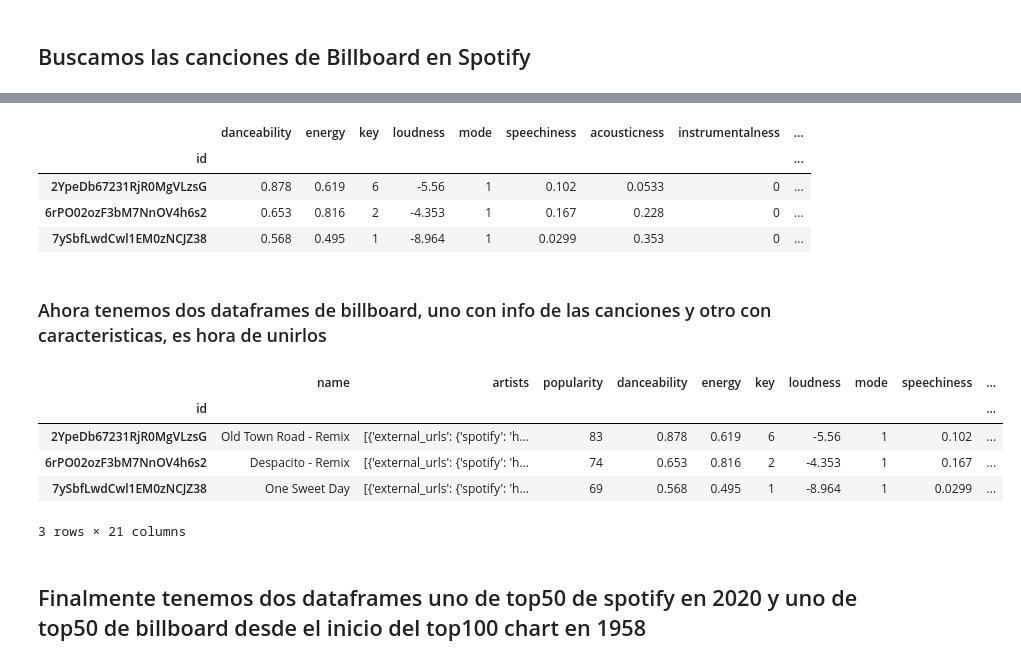
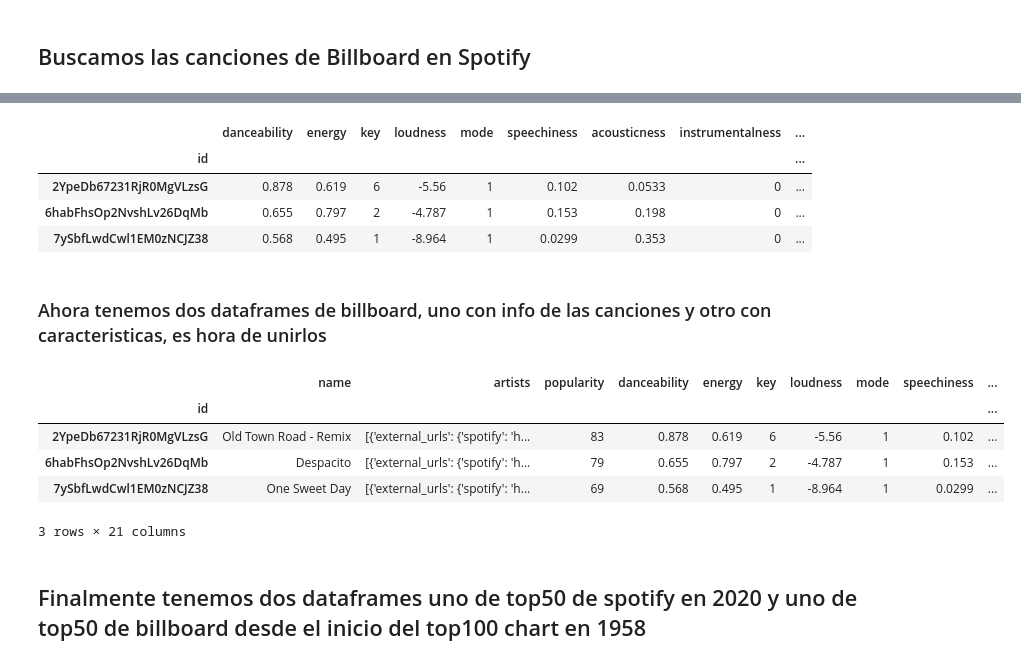
Before and after one commit to joseruga/Proyect-API-and-Web-Scraping, a Jupyter notebook: Code/Proyecto_scrapping_API_wrapper_codigo_explicado.ipynb, the cells around one changed output, grey strips where cells are left out. Saved outputs shown, nothing was run; the diff lists cells and outputs as text; code cells hidden in the pictures.

```diff
--- a/Proyecto scrapping_API.ipynb
+++ b/Code/Proyecto_scrapping_API_wrapper_codigo_explicado.ipynb
@@ -89,3 +97,12 @@ auth = {'authorization':f'Bearer {data["access_token"]}'}
+# %%
+#Autorizacion
+#Leemos las credenciales d un txt fuera del repo
+client_ID = open('../../spoti_client.txt','r').readline()
+client_secret = open('../../spoti_secret.txt','r').readline()
+#Creamos un objeto client credentials
+client_credentials_manager = SpotifyClientCredentials(client_id=client_ID, client_secret=client_secret)
+#Autorizamos nuestras consultas
+sp = spotipy.Spotify(client_credentials_manager=client_credentials_manager)
 # %% [markdown]
 ## Buscamos la lista de top 50 y extraemos las canciones y sus características
 # %%
@@ -183,10 +200,12 @@ spotify_songs_feat.head(3)
 #Definimos lista vacia donde tendremos nuestros DF
 df_list = []
 #Iteramos en los titulos de canciones en el df de Billboard
-for x in billboard_scrapped['title']:
-    endpoint = f"https://api.spotify.com/v1/search?q=track:{x}&type=track&limit=1"
-    busca = requests.get(endpoint, headers=auth)
+for i in billboard_scrapped['title'].index:
+    #Para cada elemento del chart de Billboard, buscamos con el wrapper spotipy que permite buscar por artista y cancion
+    #Usamos su metodo .search() para buscar por el titulo y la primera palabra del artista
+    #Esto nos asegura que no traemos una cancion del titulo correcto pero de otro artista
+    busca=sp.search(billboard_scrapped['title'][i]+' '+(billboard_scrapped['artist'][i].split(' ',)[0]))
     #Hacemos una lista de DF
-    df_list.append(pd.json_normalize(busca.json()['tracks']['items'][0]))
+    df_list.append(pd.json_normalize(busca['tracks']['items'][0]))
 #juntamos nuestro DF, seleccionamos solo columnas importantes, ponemos el ID como index
 billboard_songs = pd.concat(df_list).set_index('id')[['name', 'artists', 'popularity']]
@@ -207,23 +218,23 @@ billboard_features.head(3)
 |  | danceability | energy | key | loudness | mode | speechiness | acousticness | instrumentalness | ... |
 | id |  |  |  |  |  |  |  |  | ... |
 | 2YpeDb67231RjR0MgVLzsG | 0.878 | 0.619 | 6 | -5.56 | 1 | 0.102 | 0.0533 | 0 | ... |
-| 6rPO02ozF3bM7NnOV4h6s2 | 0.653 | 0.816 | 2 | -4.353 | 1 | 0.167 | 0.228 | 0 | ... |
+| 6habFhsOp2NvshLv26DqMb | 0.655 | 0.797 | 2 | -4.787 | 1 | 0.153 | 0.198 | 0 | ... |
 | 7ySbfLwdCwl1EM0zNCJZ38 | 0.568 | 0.495 | 1 | -8.964 | 1 | 0.0299 | 0.353 | 0 | ... |
 # %% [markdown]
 ### Ahora tenemos dos dataframes de billboard, uno con info de las canciones y otro con caracteristicas, es hora de unirlos
 # %%
 #Hago join de los DF de info de cancion y caracteristicas de cancion
 billboard_songs_feat = billboard_songs.join(billboard_features)
 #Agrego columna para identificar que es del top 50 d Billboard
-billboard_songs_feat['Type']='Billboard top'
+billboard_songs_feat['Chart_Type']='Billboard top'
 #Reviso
 billboard_songs_feat.head(3)
 #Listo para limpieza
 # %% [output]
 |  | name | artists | popularity | danceability | energy | key | loudness | mode | speechiness | ... |
 | id |  |  |  |  |  |  |  |  |  | ... |
 | 2YpeDb67231RjR0MgVLzsG | Old Town Road - Remix | [{'external_urls': {'spotify': 'h... | 83 | 0.878 | 0.619 | 6 | -5.56 | 1 | 0.102 | ... |
-| 6rPO02ozF3bM7NnOV4h6s2 | Despacito - Remix | [{'external_urls': {'spotify': 'h... | 74 | 0.653 | 0.816 | 2 | -4.353 | 1 | 0.167 | ... |
+| 6habFhsOp2NvshLv26DqMb | Despacito | [{'external_urls': {'spotify': 'h... | 79 | 0.655 | 0.797 | 2 | -4.787 | 1 | 0.153 | ... |
 | 7ySbfLwdCwl1EM0zNCJZ38 | One Sweet Day | [{'external_urls': {'spotify': 'h... | 69 | 0.568 | 0.495 | 1 | -8.964 | 1 | 0.0299 | ... |
 3 rows × 21 columns
 # %% [markdown]
```
Also changed, not shown: parts of 24 cells of this notebook, 6 other files.
